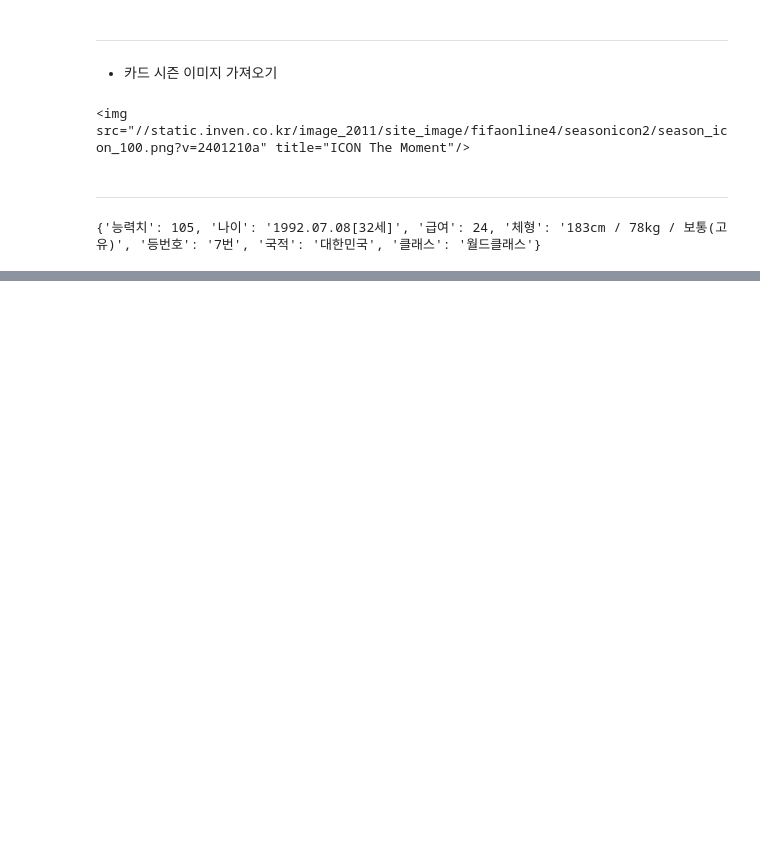
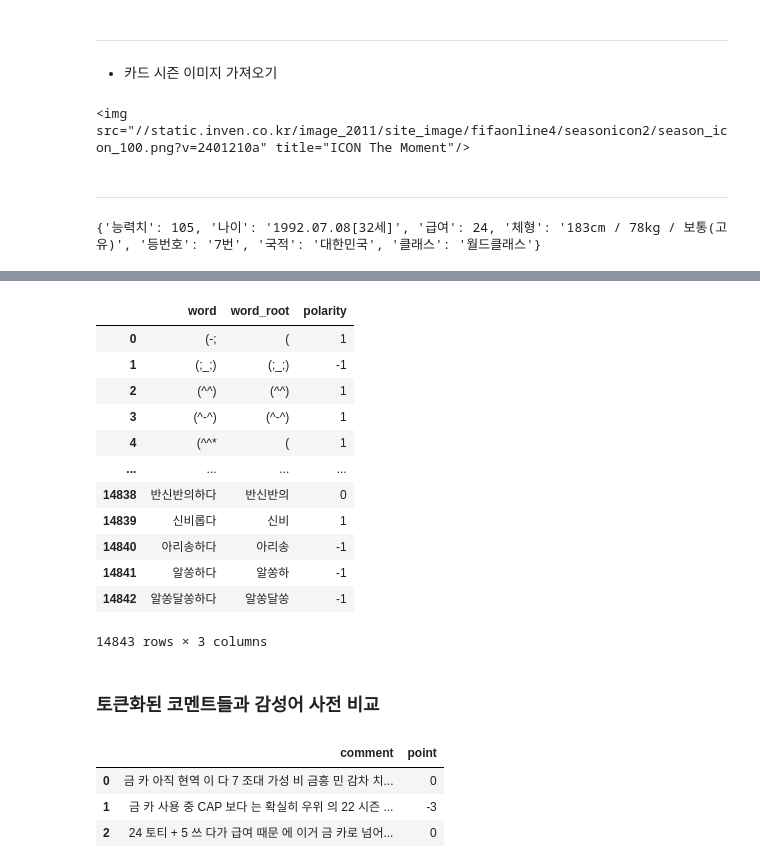
Before and after one commit to harrym8n/Proj_FConline, a Jupyter notebook: scrapping.ipynb, the cells around one changed output, grey strips where cells are left out. Drawn from its saved outputs; the diff is of its cells as text; code cells hidden in the pictures; blank space fills up the shorter version.

```diff
--- a/scrapping.ipynb
+++ b/scrapping.ipynb
@@ -266,0 +289,23 @@ print(out2)
+# %%
+# 사전 불러오기
+with open('SentiWord_info.json', encoding='utf-8-sig', mode='r') as f:
+  word_info = json.load(f)
+
+word_dic = pd.DataFrame(word_info)
+word_dic
+# %% [output]
+|  | word | word_root | polarity |
+| 0 | (-; | ( | 1 |
+| 1 | (;_;) | (;_;) | -1 |
+| 2 | (^^) | (^^) | 1 |
+| 3 | (^-^) | (^-^) | 1 |
+| 4 | (^^* | ( | 1 |
+| ... | ... | ... | ... |
+| 14838 | 반신반의하다 | 반신반의 | 0 |
+| 14839 | 신비롭다 | 신비 | 1 |
+| 14840 | 아리송하다 | 아리송 | -1 |
+| 14841 | 알쏭하다 | 알쏭하 | -1 |
+| 14842 | 알쏭달쏭하다 | 알쏭달쏭 | -1 |
+14843 rows × 3 columns
+# %% [markdown]
+### 토큰화된 코멘트들과 감성어 사전 비교
@@ -266,0 +323,7 @@ print(out2)
+# %%
+comment_point_df.head(3)
+# %% [output]
+|  | comment | point |
+| 0 | 금 카 아직 현역 이 다 7 조대 가성 비 금흥 민 감차 치... | 0 |
+| 1 | 금 카 사용 중 CAP 보다 는 확실히 우위 의 22 시즌 ... | -3 |
+| 2 | 24 토티 + 5 쓰 다가 급여 때문 에 이거 금 카로 넘어... | 0 |
```
Also changed, not shown: parts of 18 cells of this notebook, 1 other file.
